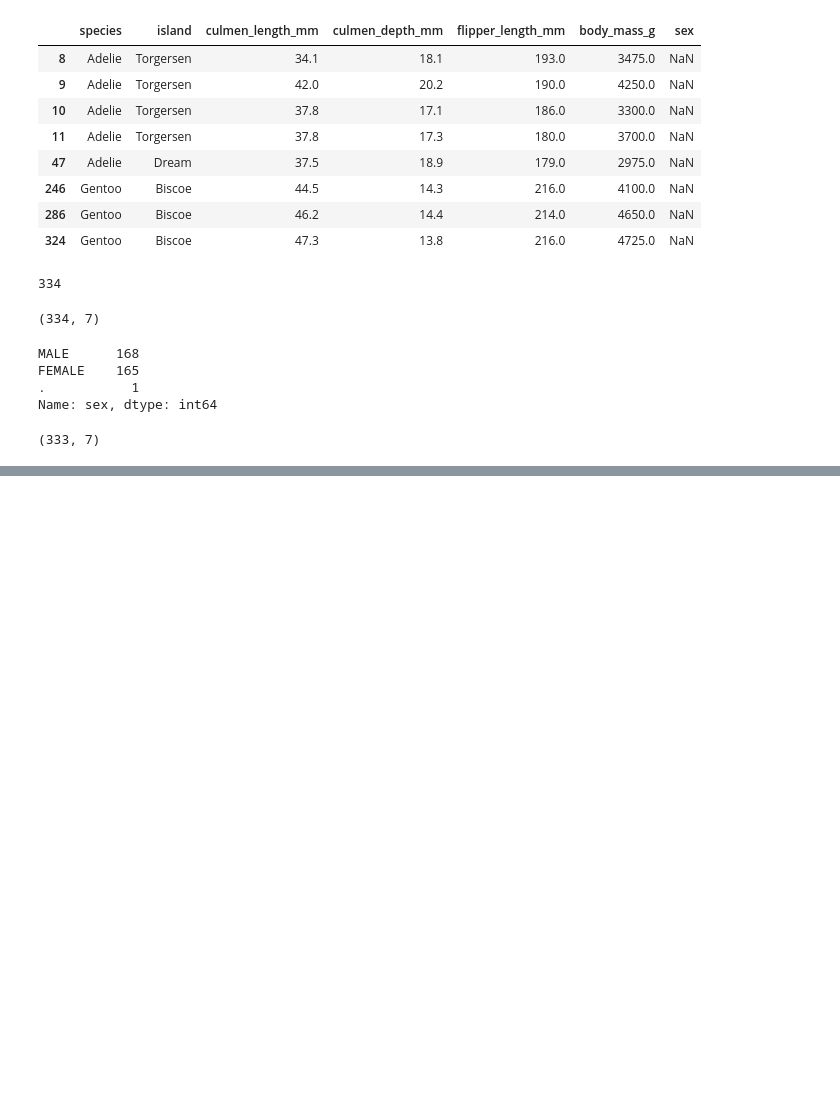
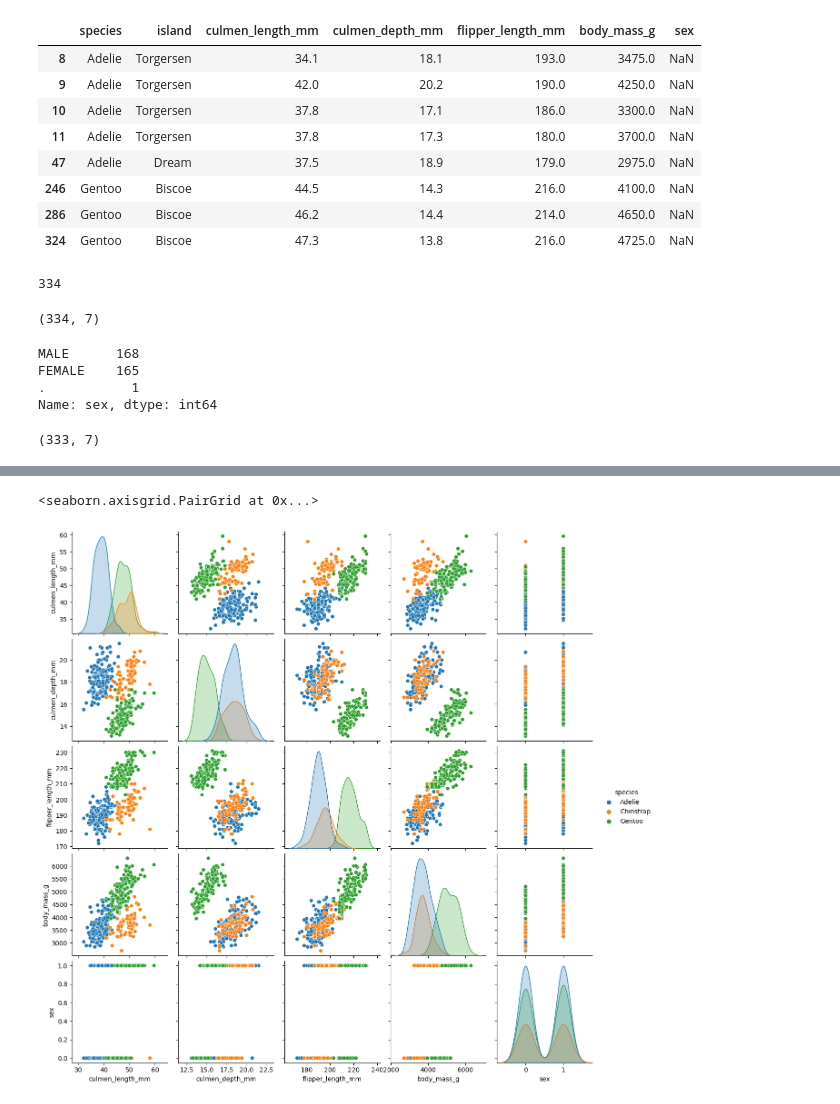
Before and after one commit to emonteiro27/data-palmer-penguin, a Jupyter notebook: palmer-archipelago.ipynb, the cells around one changed output, grey strips where cells are left out. Cells and saved outputs as stored; diff of their text form; code cells hidden in the pictures; blank space fills up the shorter version.

Commit message:
Added some pairplots to check distribution

```diff
--- a/palmer-archipelago.ipynb
+++ b/palmer-archipelago.ipynb
@@ -188,0 +196,5 @@ The Laber Encoder has encoded the sex feature into ['FEMALE' 'MALE']
+# %%
+sns.pairplot(df, hue='species')
+# %% [output]
+<seaborn.axisgrid.PairGrid at 0x...>
+[figure, added]
```
Also changed, not shown: parts of 6 cells of this notebook.
